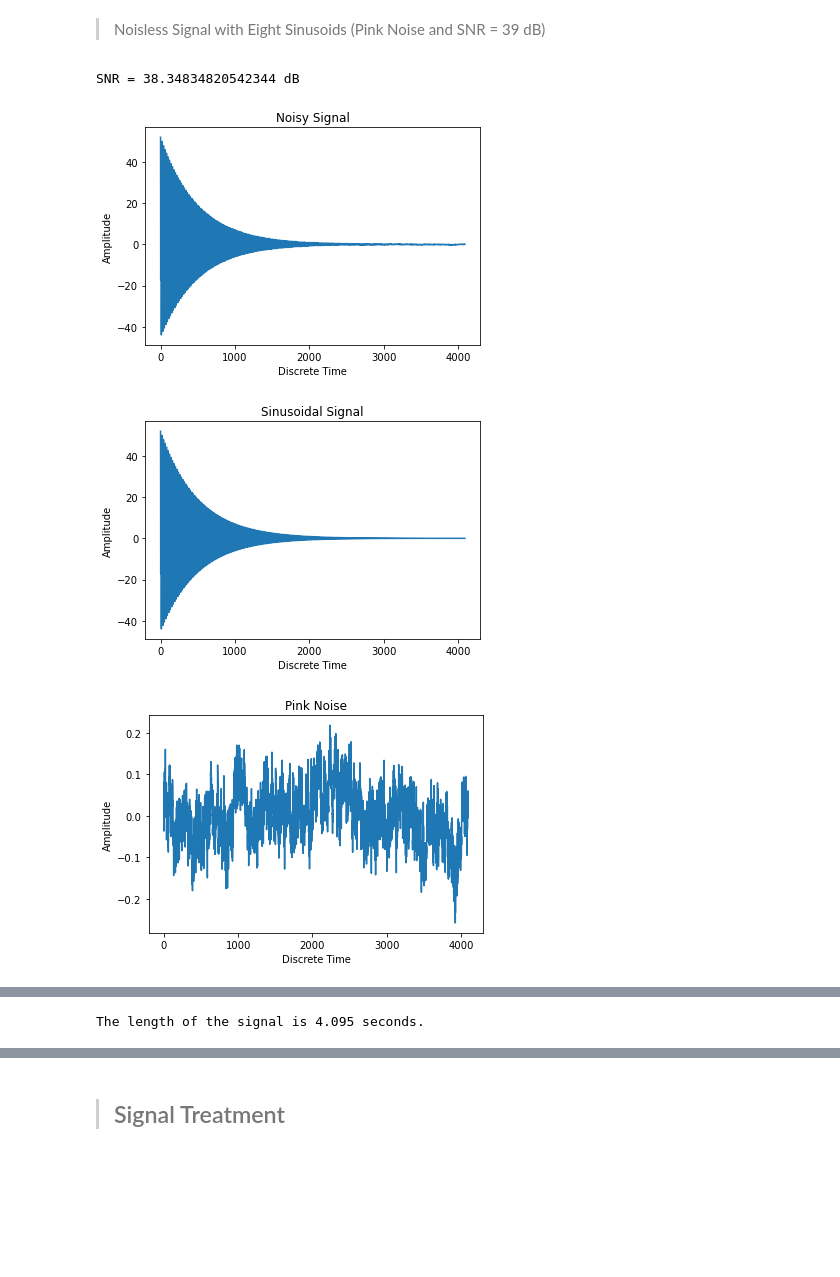
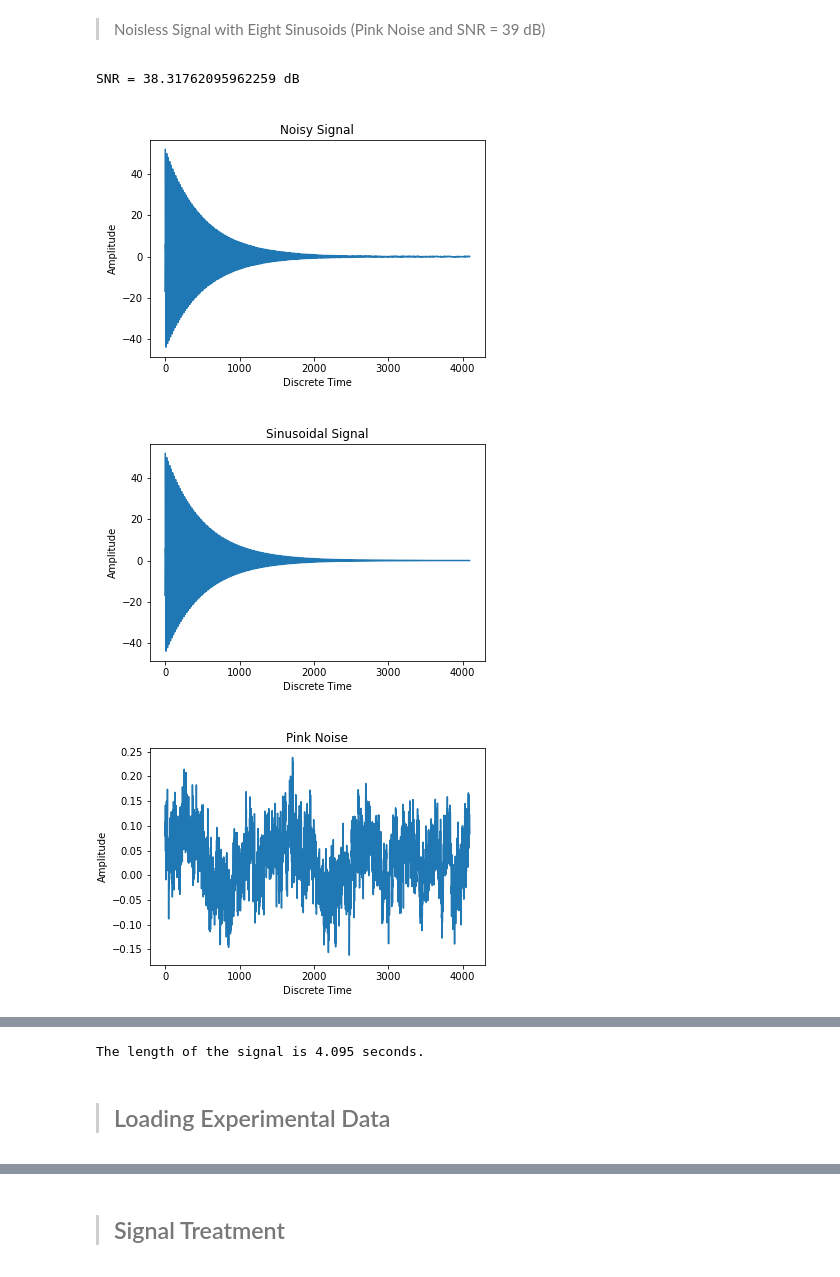
Before and after one commit to piptouque/atiam_pam_hrparam, a Jupyter notebook: source/hr_roy.ipynb, the cells around one changed output, grey strips where cells are left out. Cells and saved outputs as stored; diff of their text form; code cells hidden in the pictures; blank space fills up the shorter version.

```diff
--- a/source/hr_roy.ipynb
+++ b/source/hr_roy.ipynb
@@ -221,41 +173,41 @@ delta_synth2 = -0.002*np.ones([K_synth2])
 phi_synth2 = np.array([0, 1.5, 0, 1, 0, 1.5, 0, 1])
 
 # synthesised signal
-x_synth2 = synthesize(N_synth2, delta_synth2, f_synth2, a_synth2, phi_synth2, 0, 0, 2, 70)
+x_synth2 = pam.synthesize(N_synth2, delta_synth2, f_synth2, a_synth2, phi_synth2, 0, 0, 2, 70)
 
 print("SNR =", x_synth2[3], "dB")
 
 plt.figure()
 plt.plot(np.real(x_synth2[0]))
 plt.title('Noisy Signal')
 plt.xlabel('Discrete Time')
 plt.ylabel('Amplitude')
 #plt.xlim(250,3000)
 plt.show()
 
 plt.figure()
 plt.plot(np.real(x_synth2[1]))
 plt.title('Sinusoidal Signal')
 plt.xlabel('Discrete Time')
 plt.ylabel('Amplitude')
 #plt.xlim(250,3000)
 plt.show()
 
 plt.figure()
 plt.plot(x_synth2[2])
 plt.title('Pink Noise')
 plt.xlabel('Discrete Time')
 plt.ylabel('Amplitude')
 plt.show()
 
 
 plt.figure()
 plt.title("Noise PSD")
 freq_synth2, PSD_noise_synth2 = signal.welch(x_synth2[2], nfft=1024)
 plt.plot(freq_synth2, 20*np.log10(PSD_noise_synth2))
 plt.show()
 # %% [output]
-SNR = 38.34834820542344 dB
+SNR = 38.31762095962259 dB
-[figure, old version]
+[figure, new version]
-[figure, old version]
+[figure, new version]
-[figure, old version]
+[figure, new version]
@@ -275,3 +228,5 @@ data  = amplitude*np.real(x_synth2[0])
 # write("noisy2.wav", fs_synth2, data.astype(np.int16))
 # %% [output]
 The length of the signal is 4.095 seconds.
+# %% [markdown]
+> ## Loading Experimental Data
```
Also changed, not shown: parts of 64 cells of this notebook, 1 other file.
